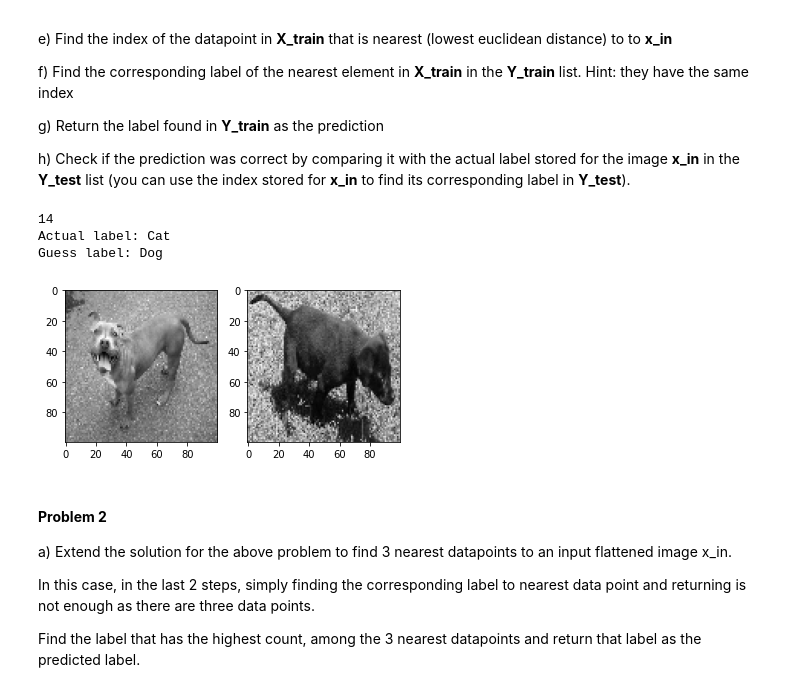
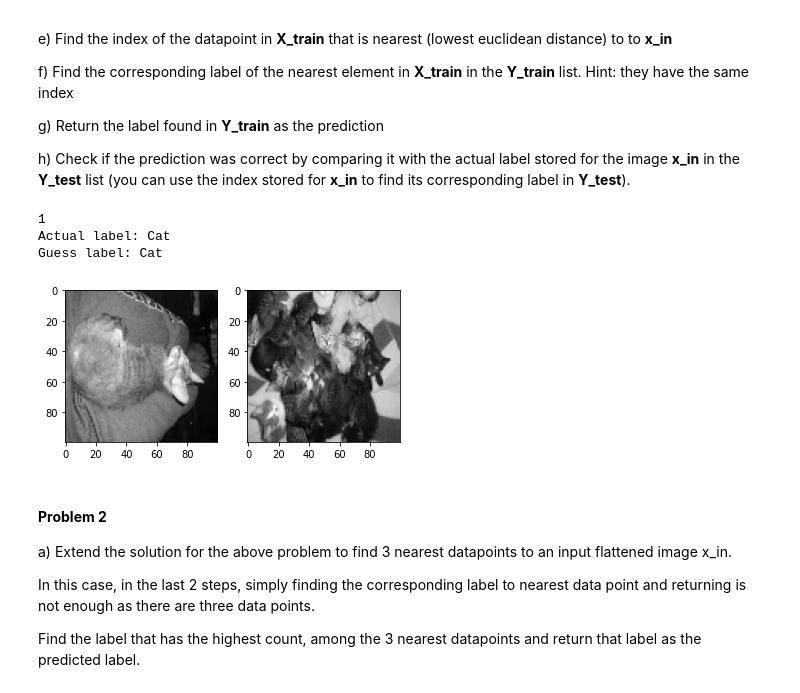
Before and after one commit to Moon422/CSE317-Lab, a Jupyter notebook: Assignment 3/Lab_3_KNN.ipynb, the cells around one changed output. Drawn from its saved outputs; the diff is of its cells as text; code cells hidden in the pictures.

```diff
--- a/Assignment 3/Lab_3_KNN.ipynb
+++ b/Assignment 3/Lab_3_KNN.ipynb
@@ -301,43 +308,42 @@ Y_train = Y[:split_at] # train label
 # %%
 # a
 def euclidean_distance(x1, x2):
   x = x1 - x2
   # print(x)
   return np.sqrt(x.dot(x))
 
 # c
-index = random.choice(range(len(img_test)))
-index = 14
+index = random.choice(range(len(X_test)))
+# index = 14
 print(index)
-print('Actual label:', CATEGORIES[lbl_test[index]])
+print('Actual label:', CATEGORIES[Y_test[index]])
 test_img = X_test[index].reshape((IMG_SIZE, IMG_SIZE))
 plt.subplot(1, 2, 1)
 plt.imshow(test_img, cmap='gray')
 
 min_index = 0
-min_distance = euclidean_distance(img_train[min_index], img_test[index])
+min_distance = euclidean_distance(X_train[min_index], X_test[index])
 
-idx = 1
-while idx < len(X_train):
-  distance = euclidean_distance(img_train[idx], img_test[index])
+i = min_index + 1
+while i < len(X_train):
+  distance = euclidean_distance(X_train[i], X_test[index])
+
   if distance < min_distance:
-    min_index = idx
     min_distance = distance
+    min_index = i
+  i += 1
 
-  idx += 1
-
+print('Guess label:', CATEGORIES[Y_train[min_index]])
+train_img = X_train[min_index].reshape((IMG_SIZE, IMG_SIZE))
 plt.subplot(1, 2, 2)
-min_img = img_train[min_index].reshape((IMG_SIZE, IMG_SIZE))
-plt.imshow(min_img, cmap='gray')
-
-print('Guess label:', CATEGORIES[lbl_train[min_index]])
+plt.imshow(train_img, cmap='gray')
 
 plt.show()
 # %% [output]
-14
+1
 Actual label: Cat
-Guess label: Dog
+Guess label: Cat
-[figure, old version]
+[figure, new version]
 # %% [markdown]
 #### **Problem 2**
 a) Extend the solution for the above problem to find 3 nearest datapoints to an input flattened image x_in.
```
Also changed, not shown: parts of 6 cells of this notebook.
